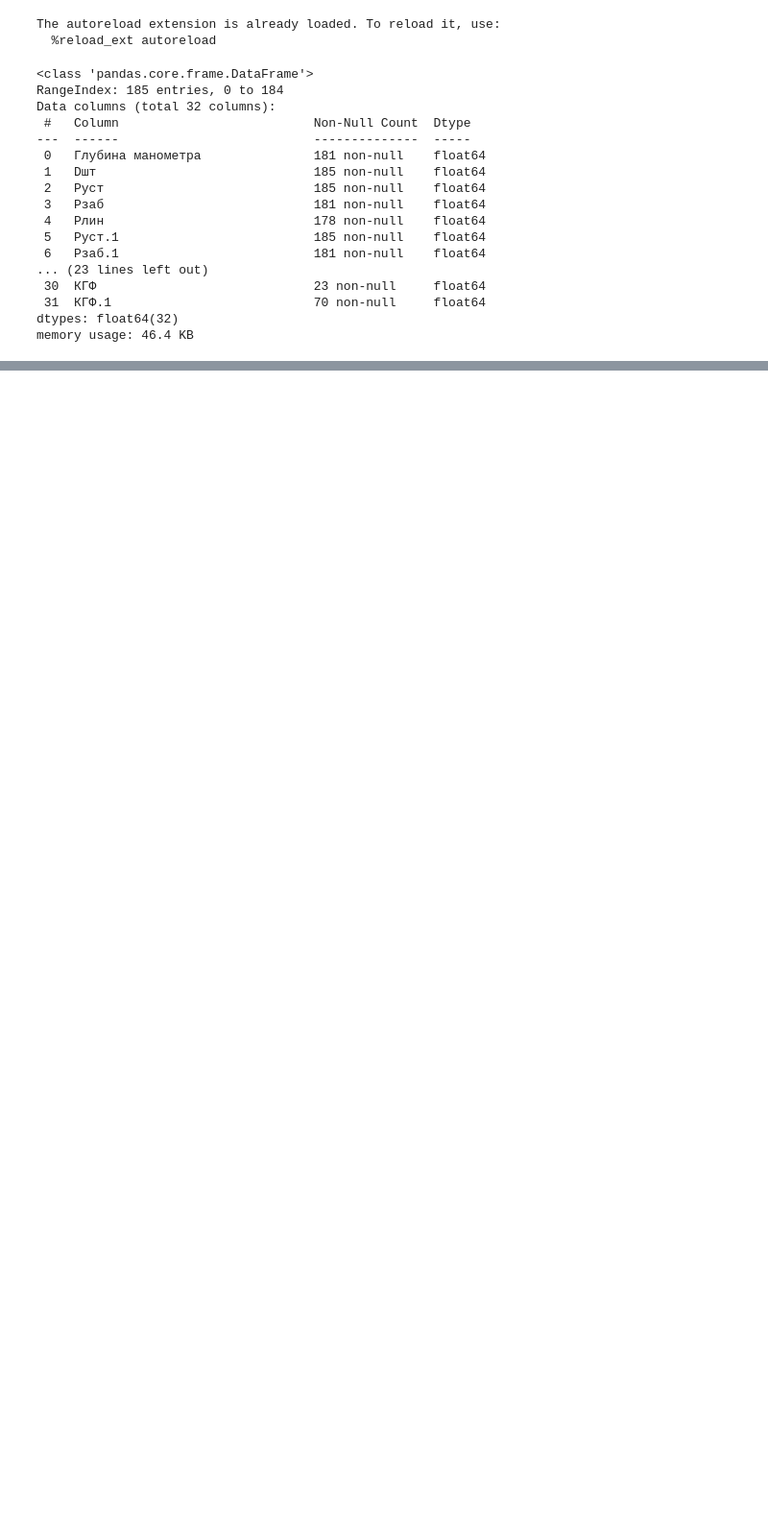
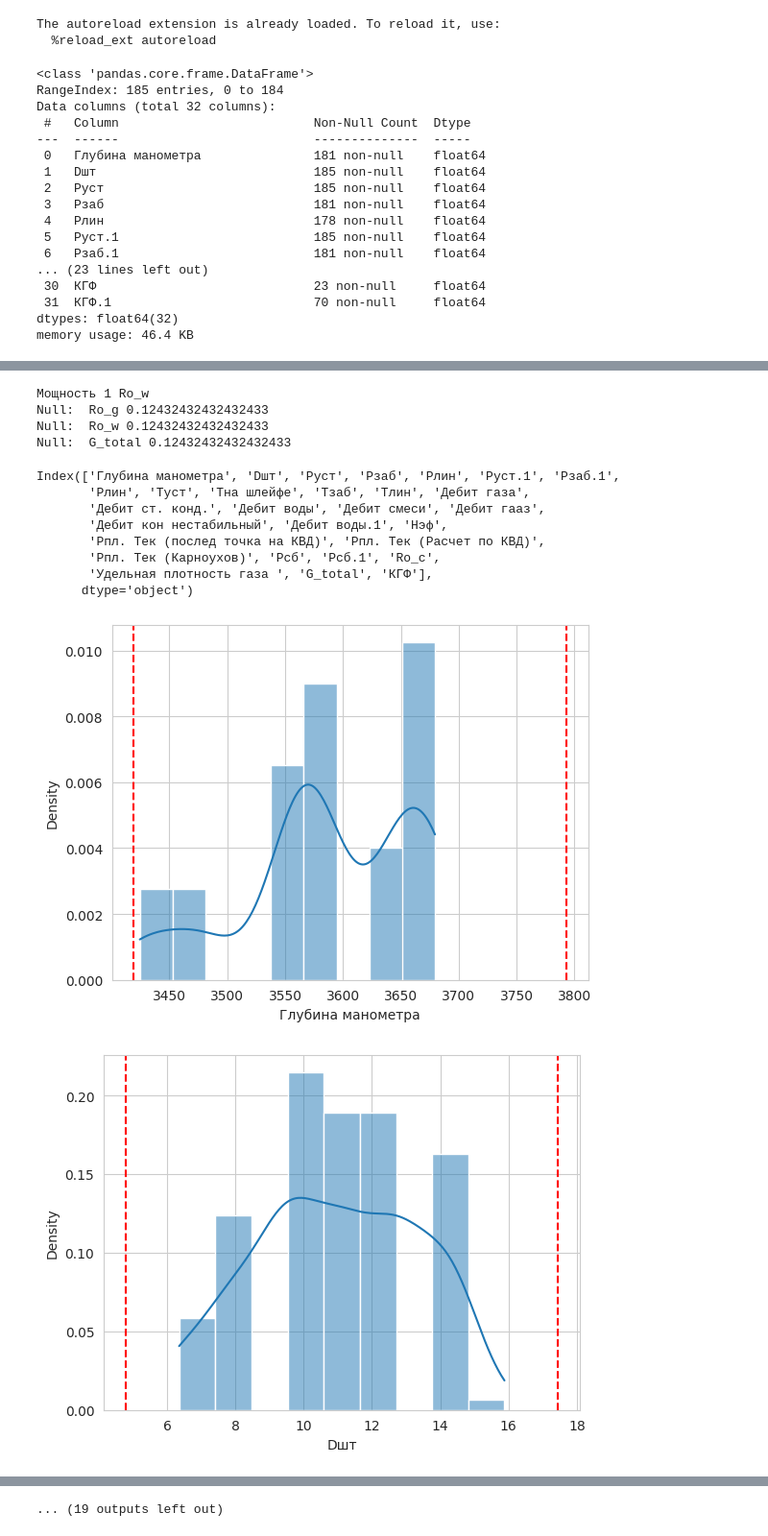
Before and after one commit to sidrDetyam/neural-networks, a Jupyter notebook: notebooks/lab1.ipynb, the cells around one changed output, grey strips where cells are left out. Shown at 96% size. Cells and saved outputs as stored; diff of their text form; code cells hidden in the pictures; blank space fills up the shorter version.

Commit message:
cleared deviations

```diff
--- a/notebooks/lab1.ipynb
+++ b/notebooks/lab1.ipynb
@@ -122,0 +118,17 @@ get_stats(dfm, "count", misses_stat)
+# %%
+unique = stats.loc["Мощность"]
+for ind, val in enumerate(unique):
+    if val == 1.0:
+        print("Мощность 1", unique.index[ind])
+
+null = stats.loc["Заполнено"]
+for ind, val in enumerate(null):
+    if val < 0.4:
+        print("Null: ", unique.index[ind], val)
+# %% [output]
+Мощность 1 Ro_w
+Null:  Ro_g 0.12432432432432433
+Null:  Ro_w 0.12432432432432433
+Null:  G_total 0.12432432432432433
+# %%
+df1 = dfm.drop(["Ro_w", 'Ro_g'], axis=1)
@@ -122,0 +139,30 @@ get_stats(dfm, "count", misses_stat)
+# %%
+from utils.lab1 import remove_deviations
+from math import inf
+
+targets = ["КГФ", "G_total"]
+columns = [("Глубина манометра", 3400, 3800),
+           ("Pлин", 70, inf),
+           ("Рлин", 70, inf),
+           ("Тна шлейфе", -inf, 80),
+           ("Дебит гааз", -inf, 10000),
+           ("Pсб.1", 80, inf),
+           ("Ro_c", 600, inf),
+           ("Удельная плотность газа ", 0.62, inf)]
+
+print(df1.columns)
+df2 = remove_deviations(df1, columns, [])
+show_density_with_deviations(df2)
+
+print('Pлин' == 'Рлин')
+# %% [output]
+Index(['Глубина манометра', 'Dшт', 'Руст', 'Рзаб', 'Pлин', 'Руст.1', 'Рзаб.1',
+       'Рлин', 'Туст', 'Тна шлейфе', 'Тзаб', 'Tлин', 'Дебит газа',
+       'Дебит ст. конд.', 'Дебит воды', 'Дебит смеси', 'Дебит гааз',
+       'Дебит кон нестабильный', 'Дебит воды.1', 'Нэф',
+       'Рпл. Тек (послед точка на КВД)', 'Рпл. Тек (Расчет по КВД)',
+       'Рпл. Тек (Карноухов)', 'Pсб', 'Pсб.1', 'Ro_c',
+       'Удельная плотность газа ', 'G_total', 'КГФ'],
+      dtype='object')
+[figure, added]
+[figure, added]
@@ -122,0 +178 @@ get_stats(dfm, "count", misses_stat)
+... (19 outputs left out)
```
Also changed, not shown: parts of 4 cells of this notebook, 1 other file.
